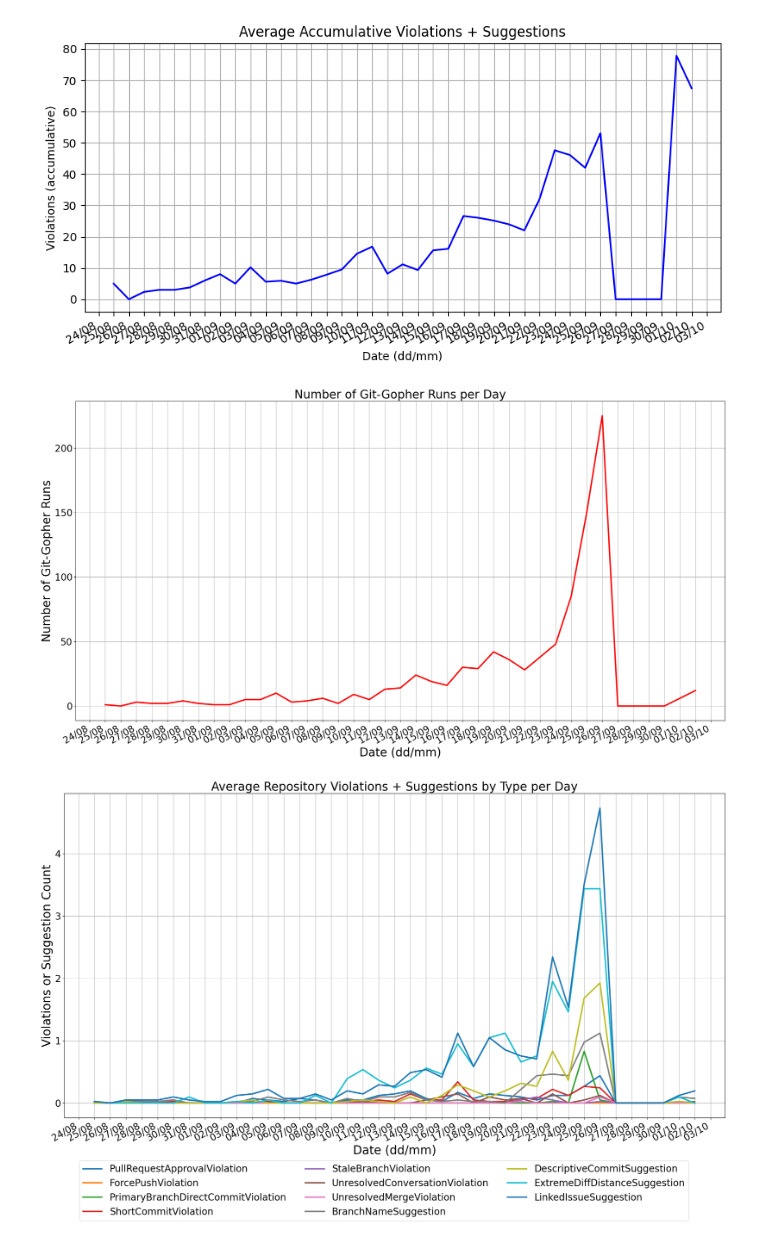
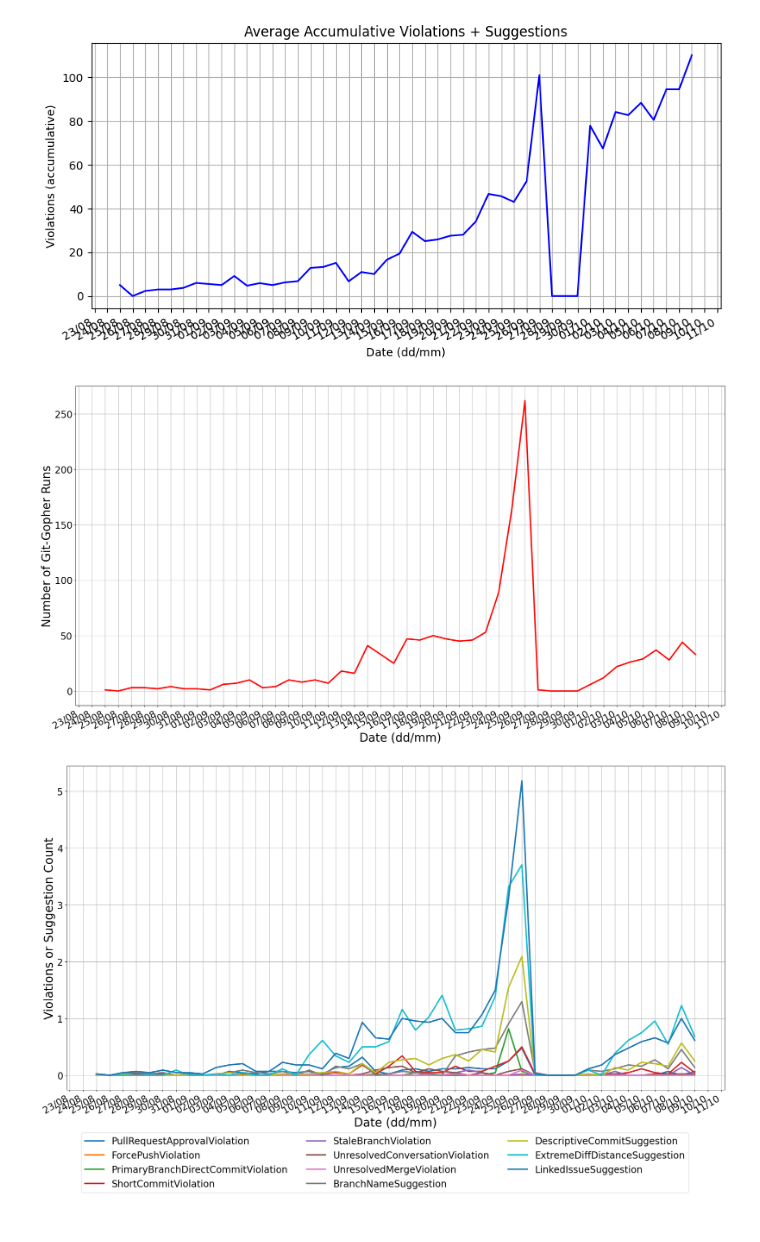
Before and after one commit to Git-Gopher/go-gopher, a Jupyter notebook: notebooks/logs.ipynb, the cells around one changed output. Saved outputs shown, nothing was run; the diff lists cells and outputs as text; code cells hidden in the pictures.

Commit message:
fix scrape limits for arts; more graph!

```diff
--- a/notebooks/logs.ipynb
+++ b/notebooks/logs.ipynb
@@ -156,12 +156,12 @@ def average(data):
     plt.legend(loc="center left", bbox_to_anchor=(1, 0.5))
 
 
-data = load("../output/merged-log-SOFTENG206-2022.json")
+data = load("../data/merged-log-SOFTENG206-2022.json")
 acc2(data)
 # accumulative(data)
 # average(data)
 # %% [output]
-[figure, old version]
+[figure, new version]
 # %%
 fig, (ax2) = plt.subplots(1, 1)
 
@@ -175,7 +175,7 @@ fig, (ax2) = plt.subplots(1, 1)
 # ax1.tick_params(axis="x", labelsize=8)
 # ax1.tick_params(axis="y", labelsize=20)
 
-ax2.set_title("Number of Git-Gopher Runs per Day", fontsize=25)
+# ax2.set_title("Number of Git-Gopher Runs per Day", fontsize=25)
 ax2.set_xlabel("Date (dd/mm)", fontsize=25)
 ax2.set_ylabel("Number of Git-Gopher Runs", fontsize=25)
 ax2.xaxis.set_major_formatter(mdates.DateFormatter("%d/%m"))
@@ -282,13 +282,13 @@ def violationsPerRun(data):
 
     # ax1.plot(xs, ys, c="blue")
     ax2.plot(xs, total_contribs, c="red", linewidth=3)
-    fig.savefig("/tmp/figure.png",  dpi=600, bbox_inches="tight")
+    fig.savefig("/tmp/figure.png", dpi=300, bbox_inches="tight")
 
 
-data = load("../output/merged-log-SOFTENG206-2022.json")
+data = load("../data/merged-log-SOFTENG206-2022.json")
 violationsPerRun(data)
 # %% [output]
-[figure, old version]
+[figure, new version]
 # %%
 from collections import Counter
 
@@ -297,9 +297,9 @@ fig, ax1 = plt.subplots(1, 1)
 fig.set_figheight(14)
 fig.set_figwidth(40)
 
-ax1.set_title(
-    "Average Repository Violations + Suggestions by Type per Day", fontsize=25
-)
+# ax1.set_title(
+#    "Average Repository Violations + Suggestions by Type per Day", fontsize=25
+# )
 ax1.set_xlabel("Date (dd/mm)", fontsize=25)
 ax1.set_ylabel("Violations or Suggestion Count", fontsize=25)
 ax1.xaxis.set_major_formatter(mdates.DateFormatter("%d/%m"))
@@ -434,33 +434,33 @@ def byType(data):
             vs = []
             # find all dates between update and lower range
             for (gn, ds) in groups.items():
                 group_total = 0
                 for d, vs2 in ds:
                     for v in vs2:
                         if (lower <= d <= upper) and v == vn:
                             group_total += 1
 
                 vs.append(group_total)
 
             # can't mean empty arrays, hardcode days with no contribs to [0] (zero mean)
             vs = vs if vs != [] else [0]
             ys.append(mean(vs))
             xs.append(lower)
         realLabel = vn if vn not in mappingRename.keys() else mappingRename[vn]
         ax1.plot(xs, ys, label=realLabel, linewidth=3)
     # fig.legend(loc="center left", bbox_to_anchor=(0.9, 0.5), fontsize=20)
     fig.legend(
         loc="upper center",
         bbox_to_anchor=(0.5, 0.12),
         fancybox=True,
         shadow=False,
         ncol=3,
         fontsize=20,
     )
-    fig.savefig("/tmp/figure1.png", dpi=600, bbox_inches="tight")
+    fig.savefig("/tmp/figure1.png", dpi=300, bbox_inches="tight")
 
 
-data = load("../output/merged-log-SOFTENG206-2022.json")
+data = load("../data/merged-log-SOFTENG206-2022.json")
 byType(data)
 # %% [output]
-[figure, old version]
+[figure, new version]
```
Also changed, not shown: parts of 2 cells of this notebook, 1 other file.
